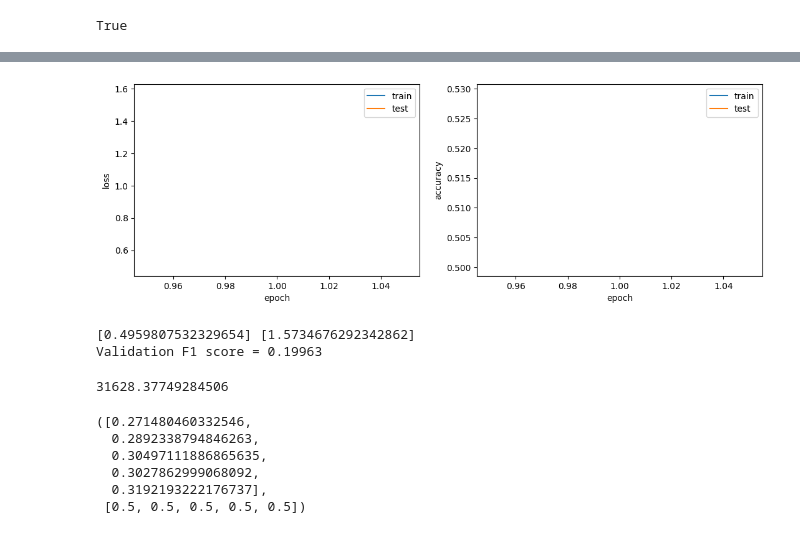
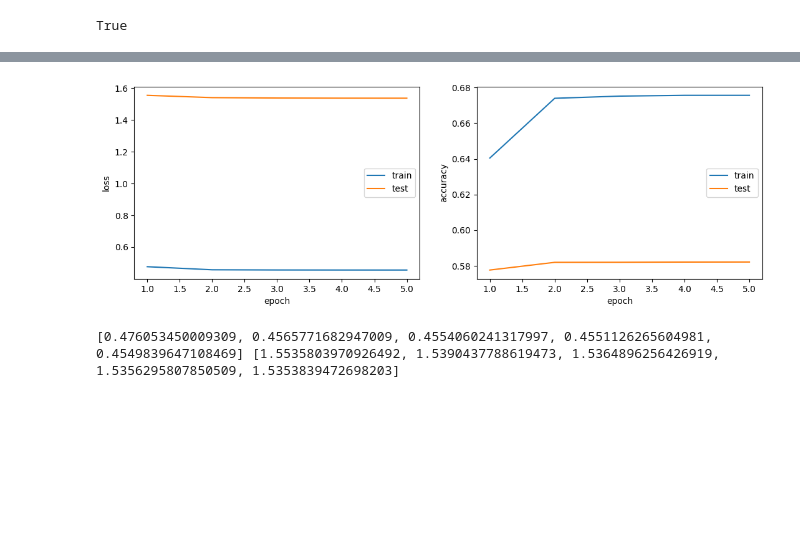
Before and after one commit to Andrei3223/VAE_anomaly_detection, a Jupyter notebook: swat_preproc.ipynb, the cells around one changed output, grey strips where cells are left out. Drawn from its saved outputs; the diff is of its cells as text; code cells hidden in the pictures; blank space fills up the shorter version.

```diff
--- a/swat_preproc.ipynb
+++ b/swat_preproc.ipynb
@@ -296,11 +299,11 @@ device
 # %%
 col_list = [1, 2, 3, 4, 6, 12, 14, 16, 18, 21, 22, 24, 27, 28, 29, 33, 35, 42, 49]
 train_dataset = SwatDataset("./train_norm.npy", feature_idx=col_list, start_idx=10_000, end_idx=-1,
-                             window_size=200, sliding=7)
+                             window_size=100, sliding=7)
 val_dataset = SwatDataset("./validation_norm.npy", feature_idx=col_list, start_idx=0, end_idx=-1,
-                             window_size=200, sliding=7, labels_path='labels_validation.npy')
+                             window_size=100, sliding=7, labels_path='labels_validation.npy')
 test_dataset = SwatDataset("./test_norm.npy", feature_idx=col_list, start_idx=0, end_idx=-1,
-                             window_size=200, sliding=7, labels_path='labels_test.npy')
+                             window_size=100, sliding=100, labels_path='labels_test.npy')
 # %%
 train_clear = np.load("./train_norm.npy", allow_pickle=True).take(col_list, axis=1)
 train_clear.shape
@@ -323,9 +326,9 @@ tensor([-1.8740,  0.6106,  0.5787,  0.0000, -0.0510,  0.5816, -1.3981,  0.4183,
 
 # len(train), len(val)
 # %%
-train_loader = DataLoader(train_dataset, batch_size=128, shuffle=True, num_workers=4)  # train_dataset
-val_loader = DataLoader(val_dataset, batch_size=128, shuffle=False, num_workers=4)
-test_loader = DataLoader(test_dataset, batch_size=128, shuffle=False, num_workers=4)
+train_loader = DataLoader(train_dataset, batch_size=64, shuffle=True, num_workers=4)  # train_dataset
+val_loader = DataLoader(val_dataset, batch_size=64, shuffle=False, num_workers=4)
+test_loader = DataLoader(test_dataset, batch_size=64, shuffle=False, num_workers=4)
 
 # val_train_loader = DataLoader(val, batch_size=64, shuffle=False, num_workers=4)
 # %%
@@ -386,35 +378,24 @@ from models import TransformerBasicBottleneck
 from torch.optim import Adam, SGD
 from training import train
 
-NUM_EPOCHS = 3
+NUM_EPOCHS = 5
 
 # model = TransformerBasicBottleneck(feats=len(col_list), window_size=200).to(device)
-criterion = torch.nn.MSELoss()  # reduce=False
+criterion = torch.nn.MSELoss()
 model = TransformerBasicBottleneckScaling(feats=len(col_list),
                                           window_size=100,
-                                          batch_size=64).to(device)
+                                          ).to(device)
 
 # optimizer = Adam(model.parameters(), lr=1e-3)
-optimizer = SGD(model.parameters(), lr=1e-5)
+optimizer = SGD(model.parameters(), lr=1e-4, weight_decay=1e-4)
 # scheduler = None
 # scheduler = torch.optim.lr_scheduler.StepLR(optimizer, step_size=2, gamma=0.1)
 scheduler = torch.optim.lr_scheduler.OneCycleLR(optimizer, max_lr=1e-1, steps_per_epoch=2, epochs=NUM_EPOCHS)
 # %%
-train_losses, test_losses, train_accuracies, test_accuracies, val_f1_scores = train(
+train_losses, test_losses, train_accuracies, test_accuracies = train(
     model, optimizer, scheduler, criterion, train_loader, val_loader, NUM_EPOCHS,
     device
 )
 # %% [output]
-[figure, old version]
+[figure, new version]
-[0.4959807532329654] [1.5734676292342862]
-Validation F1 score = 0.19963
+[0.476053450009309, 0.4565771682947009, 0.4554060241317997, 0.4551126265604981, 0.4549839647108469] [1.5535803970926492, 1.5390437788619473, 1.5364896256426919, 1.5356295807850509, 1.5353839472698203]
-31628.37749284506
-# %%
-val_f1_scores, train_accuracies
-# %% [output]
-([0.271480460332546,
-  0.2892338794846263,
-  0.30497111886865635,
-  0.3027862999068092,
-  0.3192193222176737],
- [0.5, 0.5, 0.5, 0.5, 0.5])
```
Also changed, not shown: parts of 10 cells of this notebook, 2 other files.
